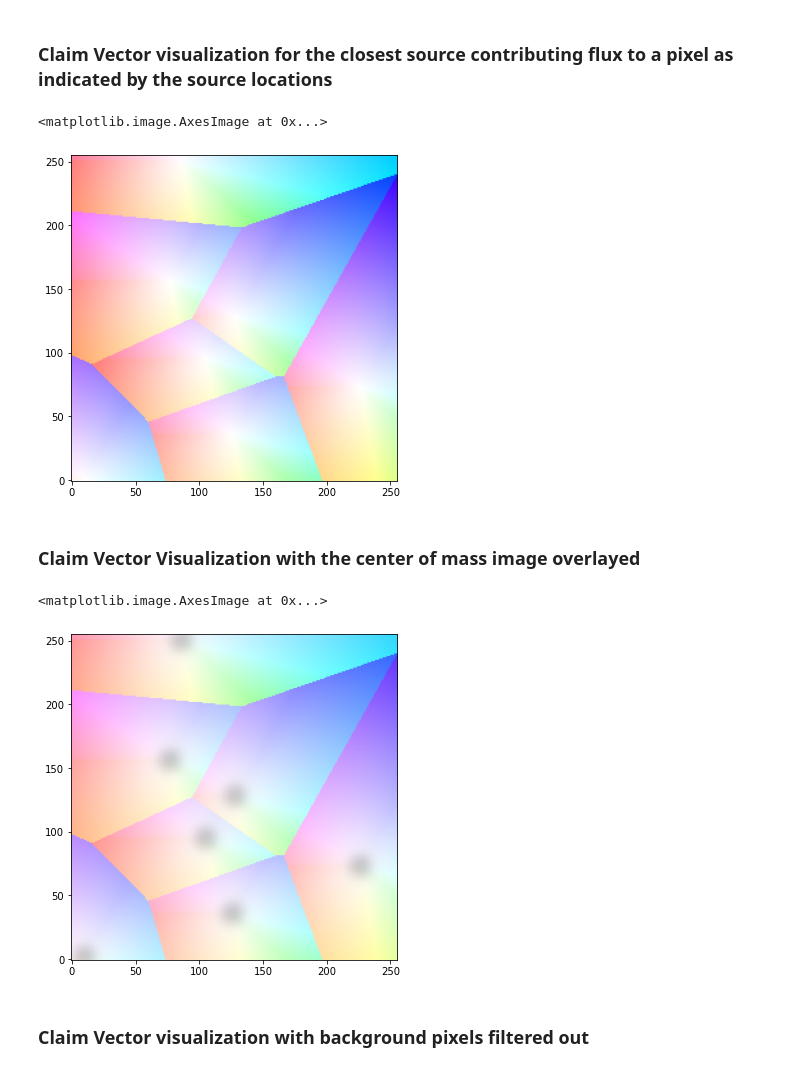
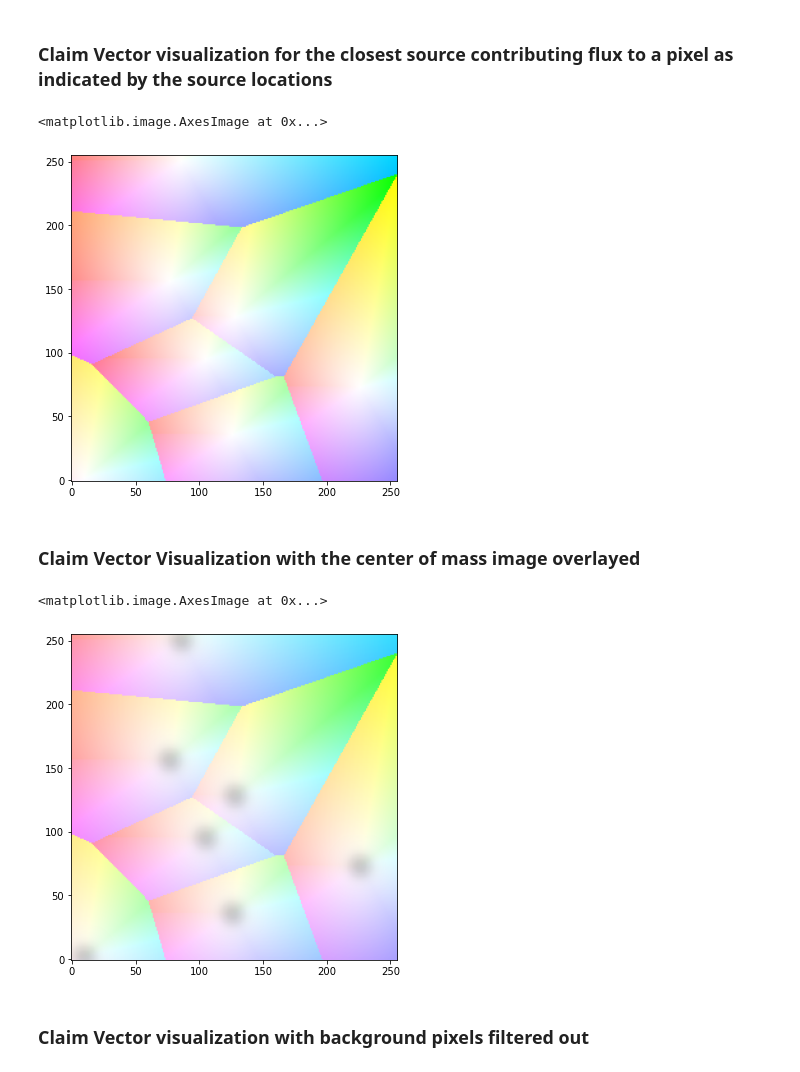
Before and after one commit to ryanhausen/morpheus-deblend, a Jupyter notebook: notebooks/vector_coloring.ipynb, the cells around one changed output. Drawn from its saved outputs; the diff is of its cells as text; code cells hidden in the pictures.

```diff
--- a/notebooks/vector_coloring.ipynb
+++ b/notebooks/vector_coloring.ipynb
@@ -73,24 +73,34 @@ for ax, arr in zip(axes.flat, arrs):
 # %%
 f, ax = plt.subplots(figsize=(6, 6))
 
+# we have to do this flip because the claim vector
+# reference image uses origin!="lower"
+single_cv = claim_vectors[:, :, 0, 0, :].copy()
+single_cv[:, :, 0]  = single_cv[:, :, 0] * -1
+
 ax.imshow(
     flow_vis.flow_to_color(
-        claim_vectors[:, :, 0, 0, [1, 0]],
+        single_cv[..., [1, 0]],
         convert_to_bgr=False
     ),
     origin="lower"
 )
 # %% [output]
 <matplotlib.image.AxesImage at 0x...>
-[figure, old version]
+[figure, new version]
 # %% [markdown]
 ### Claim Vector Visualization with the center of mass image overlayed
 # %%
 f, ax = plt.subplots(figsize=(6, 6))
 
+# we have to do this flip because the claim vector
+# reference image uses origin!="lower"
+single_cv = claim_vectors[:, :, 0, 0, :].copy()
+single_cv[:, :, 0]  = single_cv[:, :, 0] * -1
+
 ax.imshow(
     flow_vis.flow_to_color(
-        claim_vectors[:, :, 0, 0, [1, 0]],
+        single_cv[..., [1, 0]],
         convert_to_bgr=False
     ),
     origin="lower"
@@ -103,7 +113,7 @@ ax.imshow(
 )
 # %% [output]
 <matplotlib.image.AxesImage at 0x...>
-[figure, old version]
+[figure, new version]
 # %% [markdown]
 ### Claim Vector visualization with background pixels filtered out
 # %%
```
Also changed, not shown: parts of 2 cells of this notebook, 3 other files.
